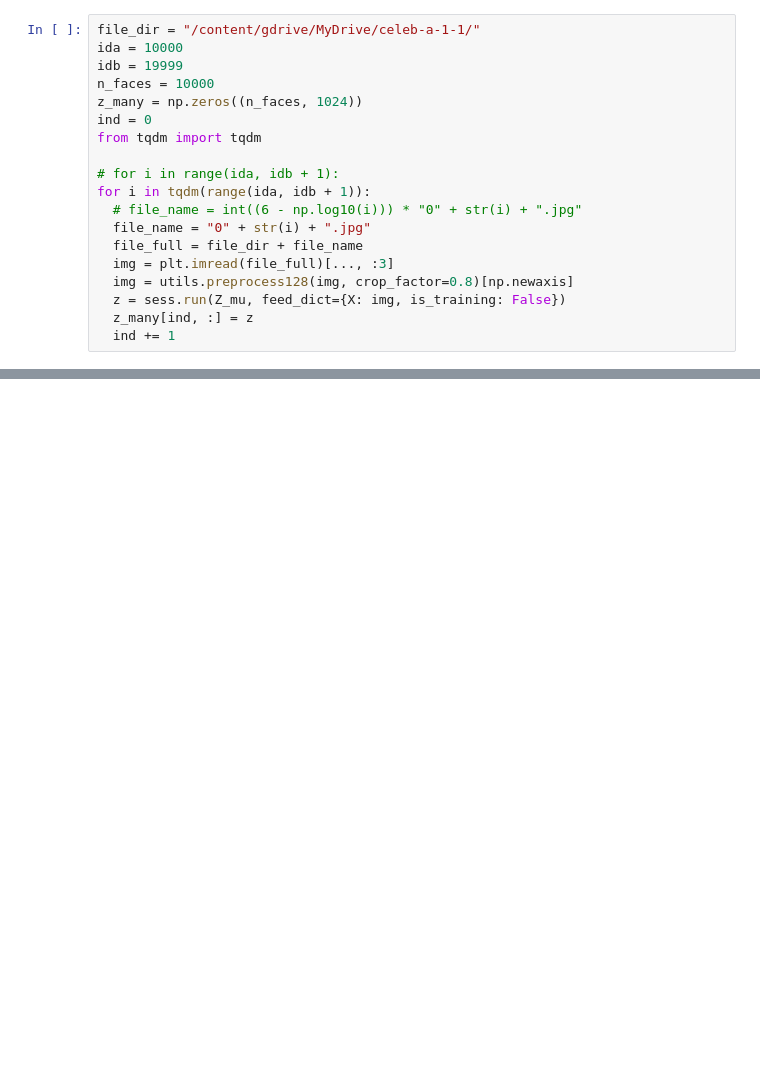
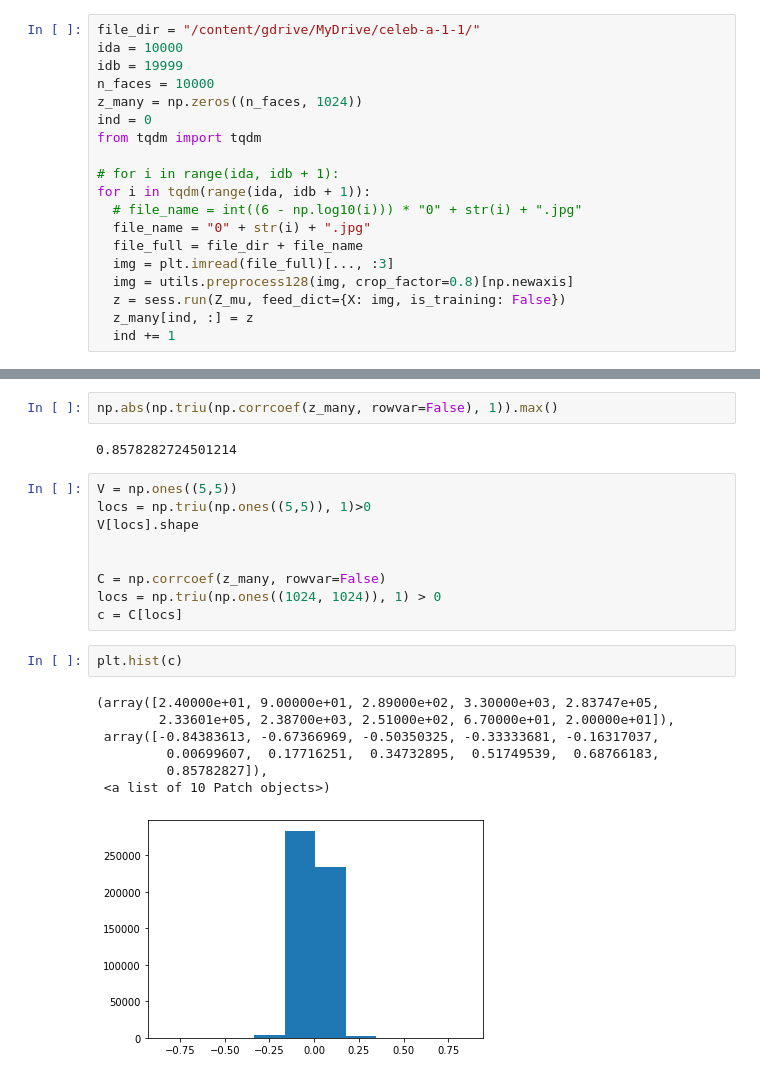
Before and after one commit to SourCherries/VAE-GAN-CelebA, a Jupyter notebook: explore_1.ipynb, the cells around one changed output, grey strips where cells are left out. Drawn from its saved outputs; the diff is of its cells as text; blank space fills up the shorter version.

```diff
--- a/explore_1.ipynb
+++ b/explore_1.ipynb
@@ -436,0 +492,23 @@ NameError: ignored
+# %%
+np.abs(np.triu(np.corrcoef(z_many, rowvar=False), 1)).max()
+# %% [output]
+0.8578282724501214
+# %%
+V = np.ones((5,5))
+locs = np.triu(np.ones((5,5)), 1)>0
+V[locs].shape
+
+
+C = np.corrcoef(z_many, rowvar=False)
+locs = np.triu(np.ones((1024, 1024)), 1) > 0
+c = C[locs]
+# %%
+plt.hist(c)
+# %% [output]
+(array([2.40000e+01, 9.00000e+01, 2.89000e+02, 3.30000e+03, 2.83747e+05,
+        2.33601e+05, 2.38700e+03, 2.51000e+02, 6.70000e+01, 2.00000e+01]),
+ array([-0.84383613, -0.67366969, -0.50350325, -0.33333681, -0.16317037,
+         0.00699607,  0.17716251,  0.34732895,  0.51749539,  0.68766183,
+         0.85782827]),
+ <a list of 10 Patch objects>)
+[figure, added]
```
Also changed, not shown: parts of 15 cells of this notebook.
